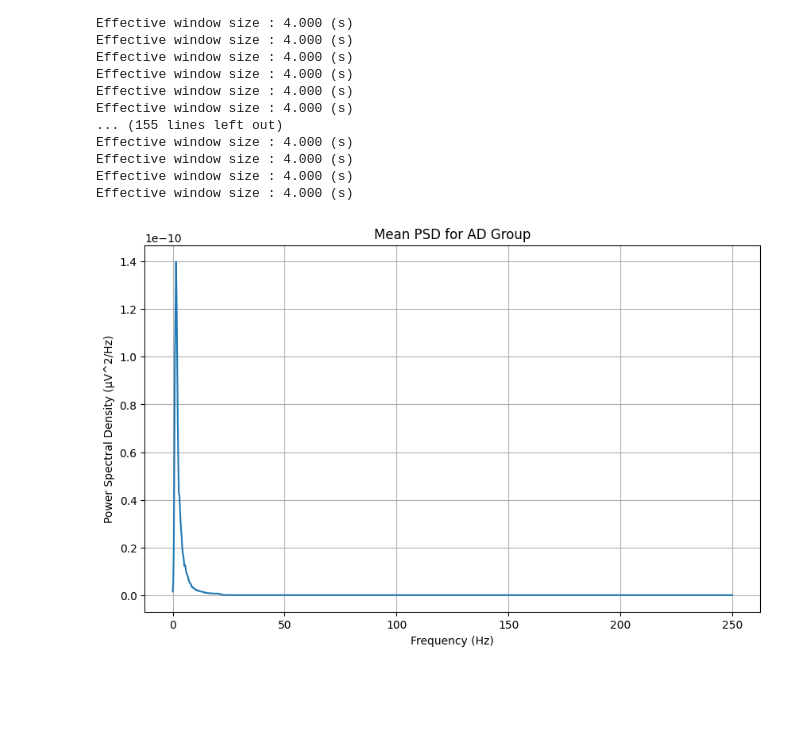
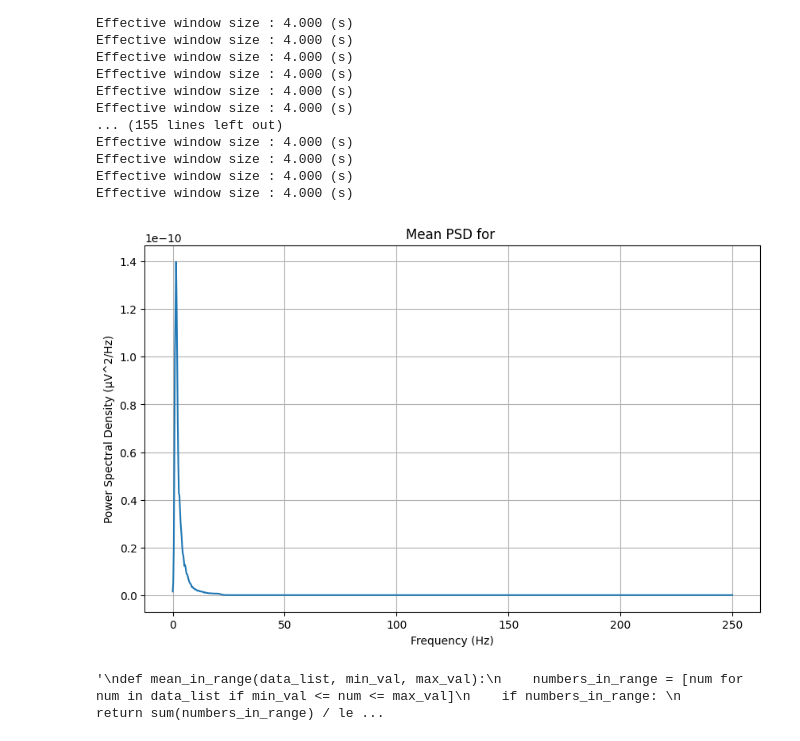
Before and after one commit to shellmatthewk/Alzheimers_Data_Decoding, a Jupyter notebook: EEG_Feature_Extraction.ipynb, the cells around one changed output. Drawn from its saved outputs; the diff is of its cells as text; code cells hidden in the pictures; blank space fills up the shorter version.

Commit message:
Data Analysis

```diff
--- a/EEG_Feature_Extraction.ipynb
+++ b/EEG_Feature_Extraction.ipynb
@@ -89,12 +105,12 @@ Effective window size : 4.000 (s)
 # %%
 mean_psd = np.mean(psd, axis=(0, 1))
 
 plt.figure(figsize=(10, 6))
 plt.plot(freqs, mean_psd)
 plt.xlabel('Frequency (Hz)')
 plt.ylabel('Power Spectral Density (μV^2/Hz)')
-plt.title('Mean PSD for AD Group')
+plt.title(f'Mean PSD for {num}')
 plt.grid()
 plt.show()
 # %% [output]
-[figure, old version]
+[figure, new version]
@@ -101 +145,16 @@ plt.show()
+# %%
+'''
+def mean_in_range(data_list, min_val, max_val):
+    numbers_in_range = [num for num in data_list if min_val <= num <= max_val]
+    if numbers_in_range:
+        return sum(numbers_in_range) / len(numbers_in_range)
+    else:
+        return None
+mean_list_1 = mean_in_range(psd_mean_list, 1, 35)
+mean_list_2 = mean_in_range(psd_mean_list, 37, 64)
+mean_list_3 = mean_in_range(psd_mean_list, 66, 87)
+print(mean_list_1)
+'''
+# %% [output]
+'\ndef mean_in_range(data_list, min_val, max_val):\n    numbers_in_range = [num for num in data_list if min_val <= num <= max_val]\n    if numbers_in_range: \n        return sum(numbers_in_range) / le ...
 # %%
```
Also changed, not shown: parts of 4 cells of this notebook, 2 other files.
